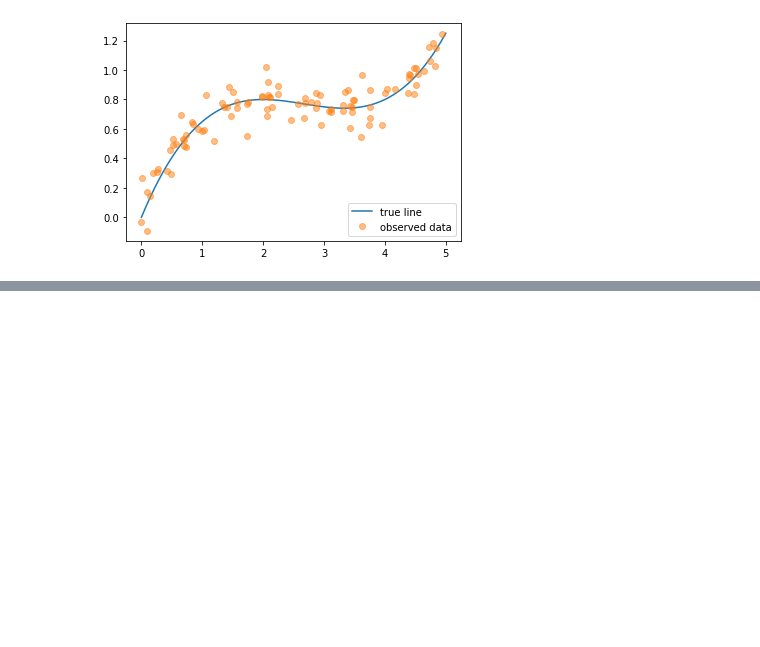
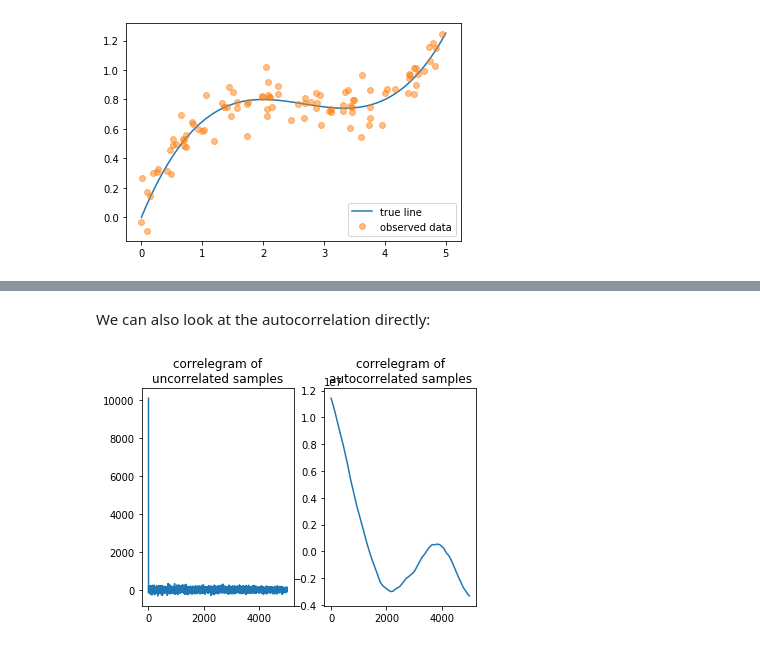
Before and after one commit to prior-knowledge/bayestime, a Jupyter notebook: 02/02_MCMC_from_scratch.ipynb, the cells around one changed output, grey strips where cells are left out. Saved outputs shown, nothing was run; the diff lists cells and outputs as text; code cells hidden in the pictures; blank space fills up the shorter version.

```diff
--- a/02/02_MCMC_from_scratch.ipynb
+++ b/02/02_MCMC_from_scratch.ipynb
@@ -230,0 +325,12 @@ for i in range(20000, 50000, 500):
+# %% [markdown]
+We can also look at the autocorrelation directly:
+# %%
+N = len(samples_from_a_distribution)
+plt.subplot(121)
+plt.title("correlegram of\nuncorrelated samples")
+plt.plot(np.correlate(samples_from_a_distribution, samples_from_a_distribution, "same")[int(N/2):])
+plt.subplot(122)
+plt.title("correlegram of\nautocorrelated samples")
+plt.plot(np.correlate(random_walk, random_walk, "same")[int(N/2):]);
+# %% [output]
+[figure, added]
```
Also changed, not shown: parts of 61 cells of this notebook.
